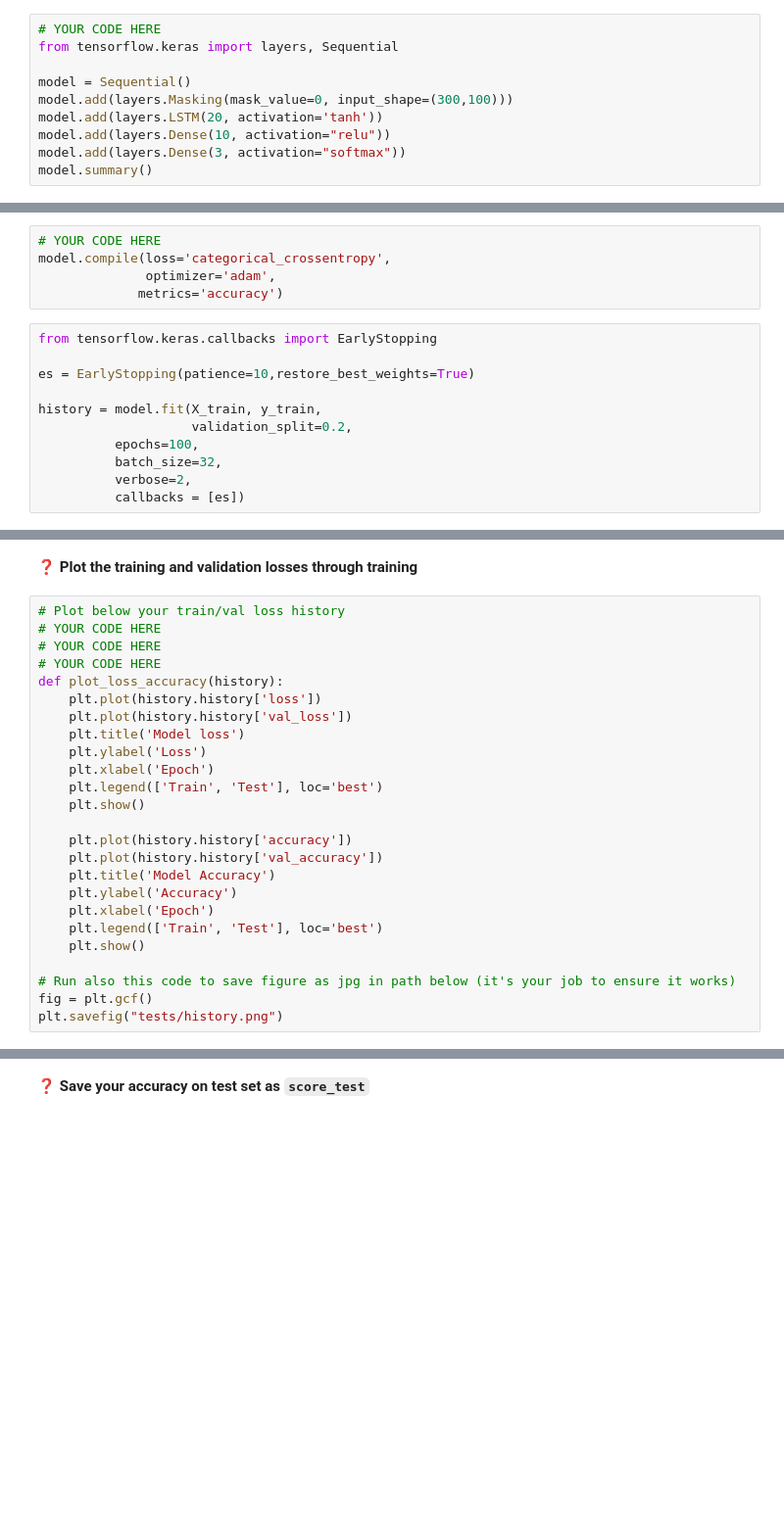
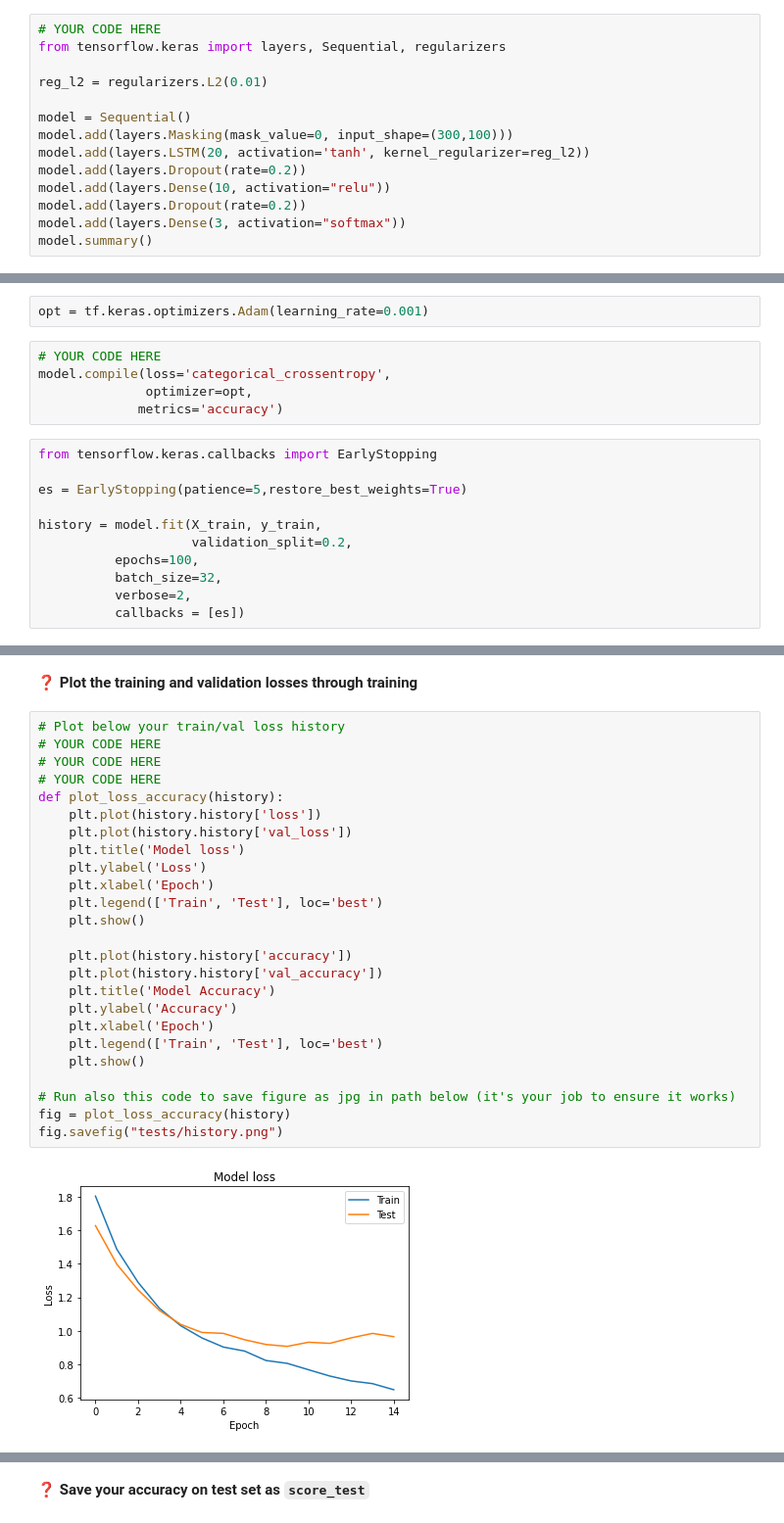
Before and after one commit to jbtonin/data-certification-exam, a Jupyter notebook: recurrent_neural_network/lyrics_detector.ipynb, the cells around one changed output, grey strips where cells are left out. Shown at 98% size. Saved outputs shown, nothing was run; the diff lists cells and outputs as text; blank space fills up the shorter version.

```diff
--- a/recurrent_neural_network/lyrics_detector.ipynb
+++ b/recurrent_neural_network/lyrics_detector.ipynb
@@ -384,12 +381,16 @@ score_baseline
 - Store it into the `model` variable.
 # %%
 # YOUR CODE HERE
-from tensorflow.keras import layers, Sequential
+from tensorflow.keras import layers, Sequential, regularizers
+
+reg_l2 = regularizers.L2(0.01)
 
 model = Sequential()
 model.add(layers.Masking(mask_value=0, input_shape=(300,100)))
-model.add(layers.LSTM(20, activation='tanh'))
+model.add(layers.LSTM(20, activation='tanh', kernel_regularizer=reg_l2))
+model.add(layers.Dropout(rate=0.2))
 model.add(layers.Dense(10, activation="relu"))
+model.add(layers.Dropout(rate=0.2))
 model.add(layers.Dense(3, activation="softmax"))
 model.summary()
 # %% [output]
@@ -419,12 +426,14 @@ _________________________________________________________________
+# %%
+opt = tf.keras.optimizers.Adam(learning_rate=0.001)
 # %%
 # YOUR CODE HERE
 model.compile(loss='categorical_crossentropy',
-              optimizer='adam',
+              optimizer=opt,
              metrics='accuracy')
 # %%
 from tensorflow.keras.callbacks import EarlyStopping
 
-es = EarlyStopping(patience=10,restore_best_weights=True)
+es = EarlyStopping(patience=5,restore_best_weights=True)
 
 history = model.fit(X_train, y_train,
                     validation_split=0.2,
@@ -455,26 +464,27 @@ Epoch 27/100
 # %%
 # Plot below your train/val loss history
 # YOUR CODE HERE
 # YOUR CODE HERE
 # YOUR CODE HERE
 def plot_loss_accuracy(history):
     plt.plot(history.history['loss'])
     plt.plot(history.history['val_loss'])
     plt.title('Model loss')
     plt.ylabel('Loss')
     plt.xlabel('Epoch')
     plt.legend(['Train', 'Test'], loc='best')
     plt.show()
 
     plt.plot(history.history['accuracy'])
     plt.plot(history.history['val_accuracy'])
     plt.title('Model Accuracy')
     plt.ylabel('Accuracy')
     plt.xlabel('Epoch')
     plt.legend(['Train', 'Test'], loc='best')
     plt.show()
 
 # Run also this code to save figure as jpg in path below (it's your job to ensure it works)
-fig = plt.gcf()
-plt.savefig("tests/history.png")
+fig = plot_loss_accuracy(history)
+fig.savefig("tests/history.png")
 # %% [output]
+[figure, added]
```
Also changed, not shown: parts of 9 cells of this notebook, 1 other file.
